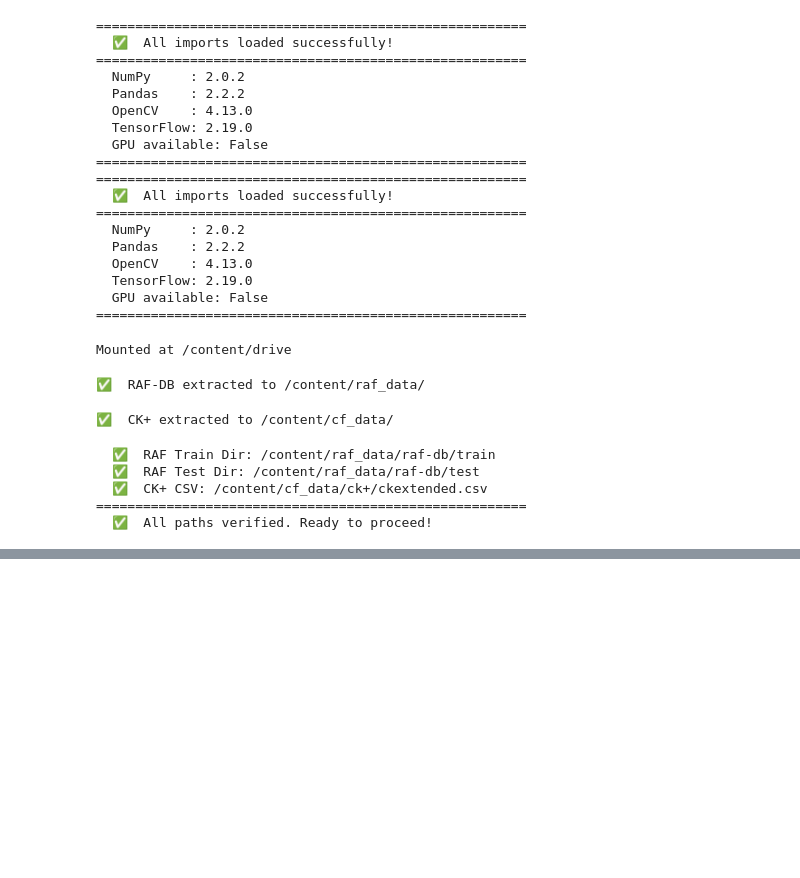
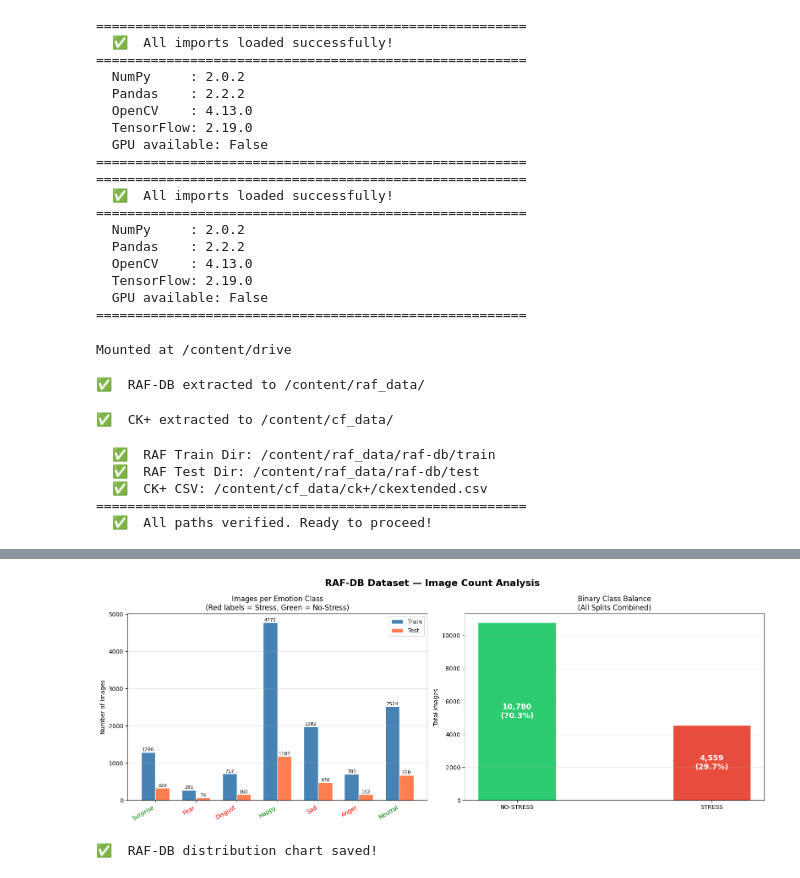
Before and after one commit to poonam-021/explainable-ai-stress-burnout, a Jupyter notebook: models/Visual_Analysis_Of_Stress.ipynb, the cells around one changed output, grey strips where cells are left out. Cells and saved outputs as stored; diff of their text form; code cells hidden in the pictures; blank space fills up the shorter version.

```diff
--- a/models/Visual_Analysis_Of_Stress.ipynb
+++ b/models/Visual_Analysis_Of_Stress.ipynb
@@ -213,0 +258,3 @@ else:
+# %%
+#Create a Pandas DataFrame from our list of dicts
+raf_df = pd.DataFrame(raf_stats)
@@ -213,0 +333,74 @@ else:
+# %%
+fig, axes = plt.subplots(1, 2, figsize=(16, 6))
+fig.suptitle('RAF-DB Dataset — Image Count Analysis', fontsize=16, fontweight='bold')
+
+# ── Plot 1: Per-emotion count (stacked by train/test) ────────
+train_data = raf_df[raf_df['Split'] == 'Train'].set_index('Emotion')['Image Count']
+test_data  = raf_df[raf_df['Split'] == 'Test'].set_index('Emotion')['Image Count']
+
+emotions = [RAF_EMOTION_NAMES[str(i)] for i in range(1, 8)]
+
+x = np.arange(len(emotions))
+width = 0.35
+
+bars1 = axes[0].bar(x - width/2, [train_data.get(e, 0) for e in emotions],
+                    width, label='Train', color='steelblue', edgecolor='white')
+bars2 = axes[0].bar(x + width/2, [test_data.get(e, 0) for e in emotions],
+                    width, label='Test',  color='coral',     edgecolor='white')
+
+# Colour the x-tick labels by stress/no-stress
+tick_colours = ['red' if RAF_EMOTION_NAMES[str(i)] in
+                [RAF_EMOTION_NAMES[k] for k in RAF_STRESS_FOLDERS] else 'green'
+                for i in range(1, 8)]
+
+axes[0].set_xticks(x)
+axes[0].set_xticklabels(emotions, rotation=30, ha='right')
+for tick, colour in zip(axes[0].get_xticklabels(), tick_colours):
+    tick.set_color(colour)
+
+axes[0].set_title('Images per Emotion Class\n(Red labels = Stress, Green = No-Stress)',
+                  fontsize=12)
+axes[0].set_ylabel('Number of Images')
+axes[0].legend()
+axes[0].grid(axis='y', alpha=0.3)
+
+# Add count labels on top of bars
+for bar in bars1:
+    h = bar.get_height()
+    axes[0].text(bar.get_x() + bar.get_width()/2., h + 5,
+                 str(int(h)), ha='center', va='bottom', fontsize=8)
+for bar in bars2:
+    h = bar.get_height()
+    axes[0].text(bar.get_x() + bar.get_width()/2., h + 5,
+                 str(int(h)), ha='center', va='bottom', fontsize=8)
+
+# ── Plot 2: Binary class balance (Stress vs No-Stress) ───────
+binary_totals = raf_df.groupby('Label Name')['Image Count'].sum()
+
+colours = ['#e74c3c' if lbl == 'STRESS' else '#2ecc71'
+           for lbl in binary_totals.index]
+
+bars3 = axes[1].bar(binary_totals.index, binary_totals.values,
+                    color=colours, edgecolor='white', width=0.4)
+
+# Add percentage labels inside bars
+total_imgs = binary_totals.sum()
+for bar, val in zip(bars3, binary_totals.values):
+    pct = val / total_imgs * 100
+    axes[1].text(bar.get_x() + bar.get_width()/2.,
+                 bar.get_height() / 2,
+                 f'{val:,}\n({pct:.1f}%)',
+                 ha='center', va='center',
+                 fontsize=13, fontweight='bold', color='white')
+
+axes[1].set_title('Binary Class Balance\n(All Splits Combined)', fontsize=12)
+axes[1].set_ylabel('Total Images')
+axes[1].grid(axis='y', alpha=0.3)
+
+plt.tight_layout()
+plt.savefig('/content/raf_distribution.png', dpi=150, bbox_inches='tight')
+plt.show()
+print("✅  RAF-DB distribution chart saved!")
+# %% [output]
+[figure, added]
+✅  RAF-DB distribution chart saved!
```
Also changed, not shown: parts of 31 cells of this notebook.
